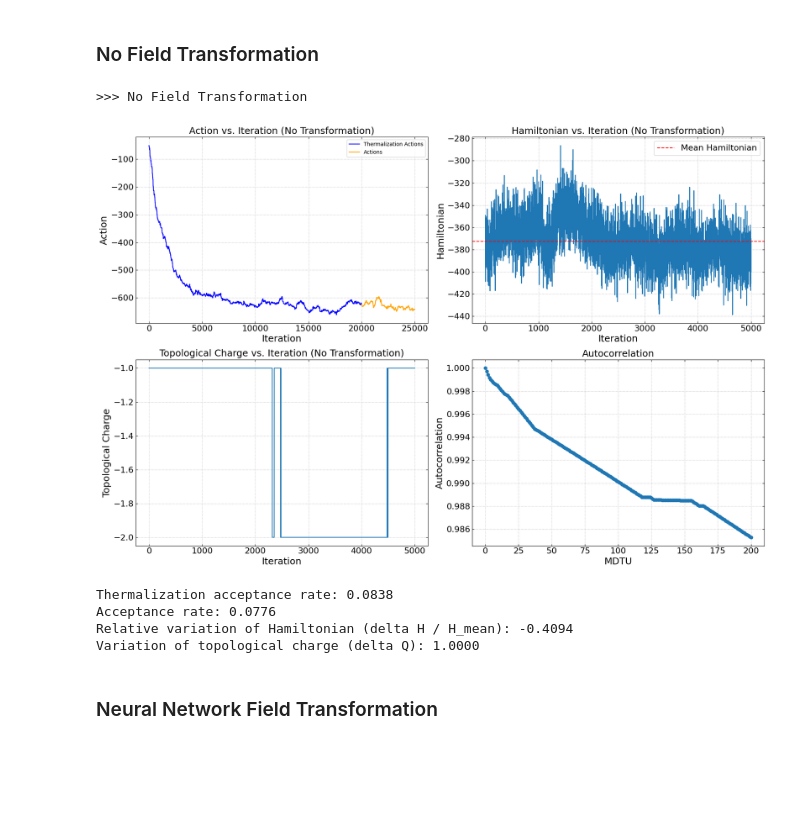
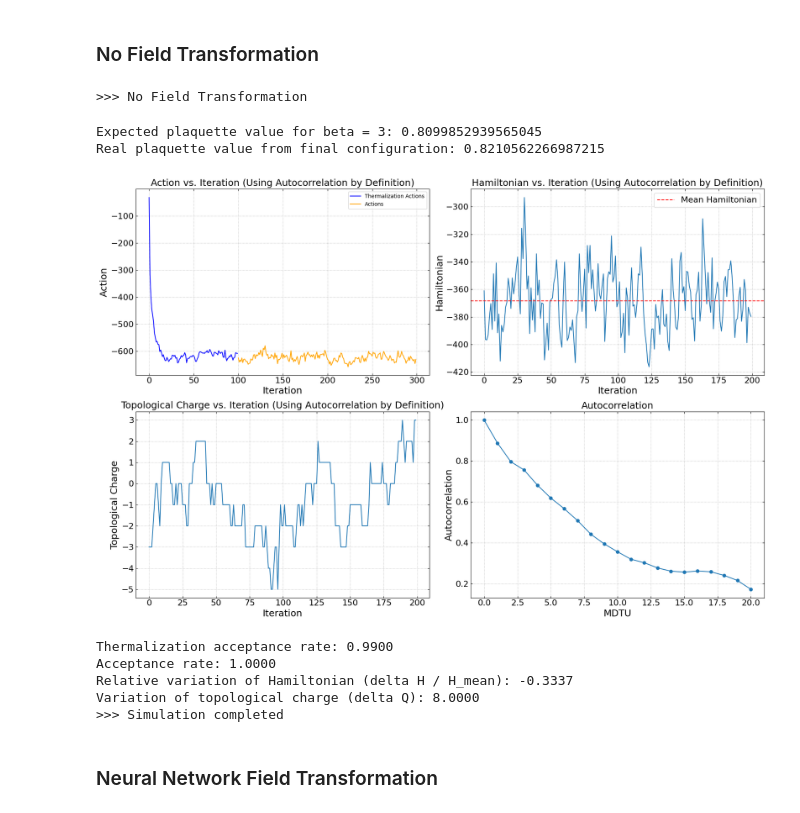
Before and after one commit to Greyyy-HJC/hmc_ft, a Jupyter notebook: 2d_u1/main.ipynb, the cells around one changed output. Drawn from its saved outputs; the diff is of its cells as text; code cells hidden in the pictures; blank space fills up the shorter version.

```diff
--- a/2d_u1/main.ipynb
+++ b/2d_u1/main.ipynb
@@ -15,50 +14,72 @@ If the energy conservation is not good, try to reduce the step size.
 lattice_size = 16
 volume = lattice_size ** 2
 beta = 3
-n_thermalization_steps = 20000
-n_steps = 10
-step_size = 0.005
-n_iterations = 5000
+n_thermalization_steps = 100
+n_steps = 100
+step_size = 0.01
+n_iterations = 200
 
-hmc = HMC_U1(lattice_size, beta, n_thermalization_steps, n_steps, step_size)
+# Initialize device
+device = torch.device('cuda' if torch.cuda.is_available() else 'cpu')
 # %% [markdown]
 ### No Field Transformation
 # %%
 print(">>> No Field Transformation")
+
+# Initialize HMC
+hmc = HMC_U1(lattice_size, beta, n_thermalization_steps, n_steps, step_size, device=device)
 
 # Thermalize the system
 theta_thermalized, thermalization_actions, thermalization_acceptance_rate = hmc.thermalize()
 
 # Run HMC without field transformation
 final_config, actions, acceptance_rate, topological_charges, hamiltonians = hmc.run(n_iterations, theta_thermalized)
 
-# Compute autocorrelation of the topological charge
-max_lag = 200
-autocorrelations = compute_autocorrelation(topological_charges, max_lag, beta, volume)
+# Convert to numpy arrays
+thermalization_actions = thermalization_actions.cpu().numpy()
+actions = actions.cpu().numpy()
+hamiltonians = hamiltonians.cpu().numpy()
+final_config = final_config.cpu().numpy()
+topological_charges = topological_charges.cpu().numpy()
+
+# Calculate expected and actual plaquette values
+expected_plaquette = plaquette_value(beta)
+real_plaquette = calculate_plaquette_from_field(final_config)
+print(f"Expected plaquette value for beta = {beta}: {expected_plaquette}")
+print(f"Real plaquette value from final configuration: {real_plaquette}")
+
+# Compute autocorrelation of topological charges
+max_lag = 20
+autocorrelations = compute_autocorrelation_by_def(topological_charges, max_lag)
 
 # Plot results
-plot_results(thermalization_actions, actions, topological_charges, hamiltonians, autocorrelations, title_suffix="(No Transformation)")
+plot_results(thermalization_actions, actions, topological_charges, hamiltonians, autocorrelations, title_suffix="(Using Autocorrelation by Definition)")
 
-# Print the acceptance rate
+# Print acceptance rates
 print(f"Thermalization acceptance rate: {thermalization_acceptance_rate:.4f}")
 print(f"Acceptance rate: {acceptance_rate:.4f}")
 
-# Calculate and print the variation of Hamiltonian (delta H) relative to mean H
+# Calculate and print relative change in Hamiltonian (delta H)
 delta_H = np.max(hamiltonians) - np.min(hamiltonians)
 H_mean = np.mean(hamiltonians)
 relative_delta_H = delta_H / H_mean
 print(f"Relative variation of Hamiltonian (delta H / H_mean): {relative_delta_H:.4f}")
 
-# Calculate and print the variation of topological charge (delta Q)
+# Calculate and print change in topological charge (delta Q)
 delta_Q = np.max(topological_charges) - np.min(topological_charges)
 print(f"Variation of topological charge (delta Q): {delta_Q:.4f}")
+
+print(">>> Simulation completed")
 # %% [output]
 >>> No Field Transformation
+Expected plaquette value for beta = 3: 0.8099852939565045
+Real plaquette value from final configuration: 0.8210562266987215
-[figure, old version]
+[figure, new version]
-Thermalization acceptance rate: 0.0838
-Acceptance rate: 0.0776
-Relative variation of Hamiltonian (delta H / H_mean): -0.4094
-Variation of topological charge (delta Q): 1.0000
+Thermalization acceptance rate: 0.9900
+Acceptance rate: 1.0000
+Relative variation of Hamiltonian (delta H / H_mean): -0.3337
+Variation of topological charge (delta Q): 8.0000
+>>> Simulation completed
 # %% [markdown]
 ### Neural Network Field Transformation
 # %%
```
Also changed, not shown: parts of 4 cells of this notebook, 8 other files.
